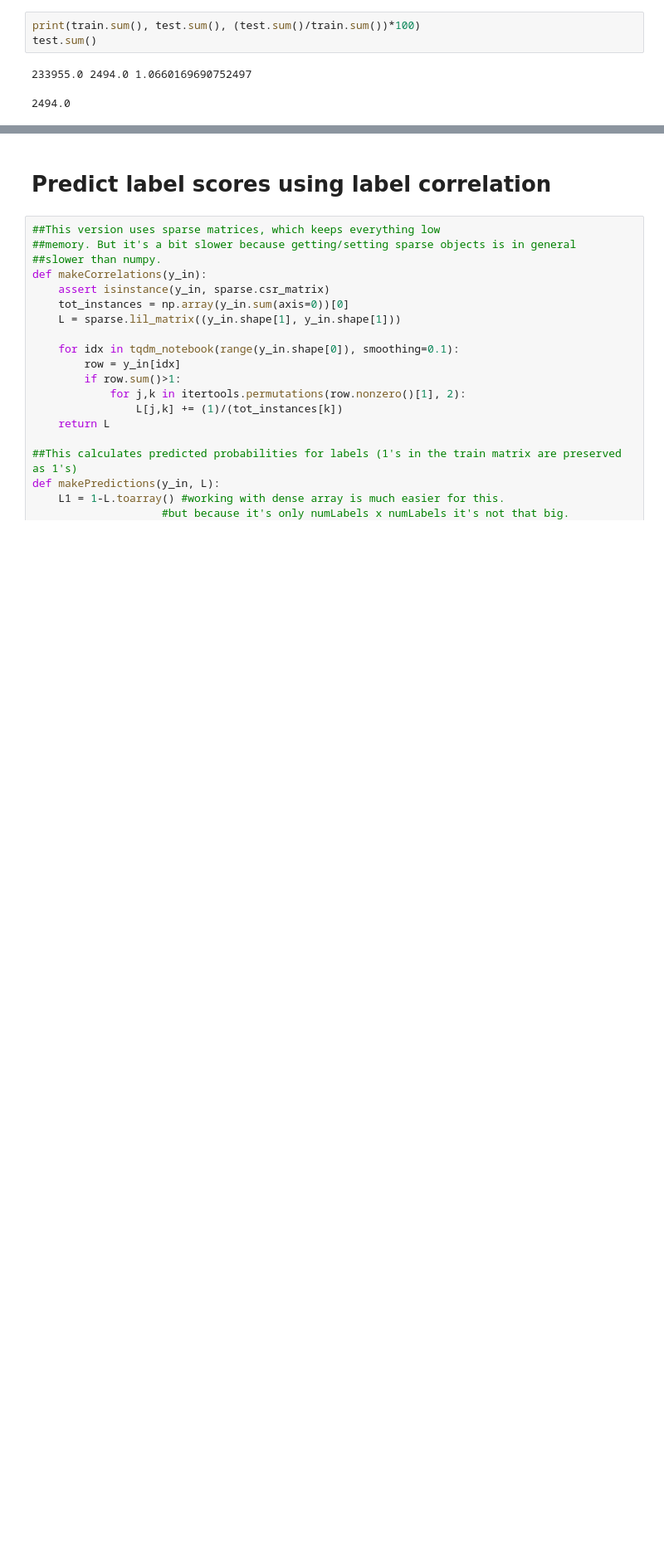
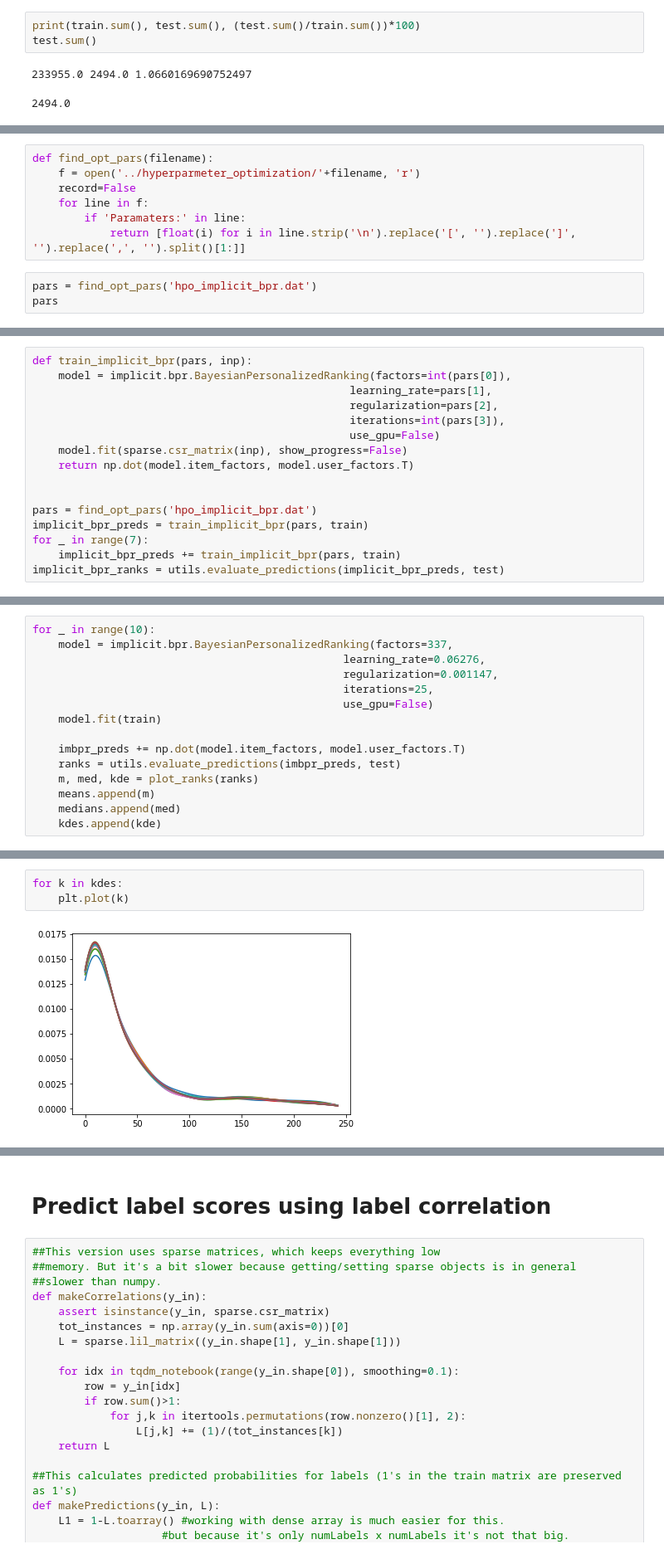
Before and after one commit to ljmartin/molrec, a Jupyter notebook: time_split/code_testing.ipynb, the cells around one changed output, grey strips where cells are left out. Shown at 83% size. Drawn from its saved outputs; the diff is of its cells as text; blank space fills up the shorter version.

Commit message:
moved training functions into utils for all algorithms

```diff
--- a/time_split/code_testing.ipynb
+++ b/time_split/code_testing.ipynb
@@ -68,0 +77,10 @@ test.sum()
+# %%
+def find_opt_pars(filename):
+    f = open('../hyperparmeter_optimization/'+filename, 'r')
+    record=False
+    for line in f:
+        if 'Paramaters:' in line:
+            return [float(i) for i in line.strip('\n').replace('[', '').replace(']', '').replace(',', '').split()[1:]]
+# %%
+pars = find_opt_pars('hpo_implicit_bpr.dat')
+pars
@@ -68,0 +89,16 @@ test.sum()
+# %%
+def train_implicit_bpr(pars, inp):
+    model = implicit.bpr.BayesianPersonalizedRanking(factors=int(pars[0]),
+                                                 learning_rate=pars[1],
+                                                 regularization=pars[2],
+                                                 iterations=int(pars[3]),
+                                                 use_gpu=False)
+    model.fit(sparse.csr_matrix(inp), show_progress=False)
+    return np.dot(model.item_factors, model.user_factors.T)
+
+
+pars = find_opt_pars('hpo_implicit_bpr.dat')
+implicit_bpr_preds = train_implicit_bpr(pars, train)
+for _ in range(7):
+    implicit_bpr_preds += train_implicit_bpr(pars, train)
+implicit_bpr_ranks = utils.evaluate_predictions(implicit_bpr_preds, test)
@@ -68,0 +159,15 @@ test.sum()
+# %%
+for _ in range(10):
+    model = implicit.bpr.BayesianPersonalizedRanking(factors=337,
+                                                learning_rate=0.06276,
+                                                regularization=0.001147,
+                                                iterations=25,
+                                                use_gpu=False)
+    model.fit(train)
+
+    imbpr_preds += np.dot(model.item_factors, model.user_factors.T)
+    ranks = utils.evaluate_predictions(imbpr_preds, test)
+    m, med, kde = plot_ranks(ranks)
+    means.append(m)
+    medians.append(med)
+    kdes.append(kde)
@@ -68,0 +185,5 @@ test.sum()
+# %%
+for k in kdes:
+    plt.plot(k)
+# %% [output]
+[figure, added]
```
Also changed, not shown: parts of 69 cells of this notebook, 13 other files.
